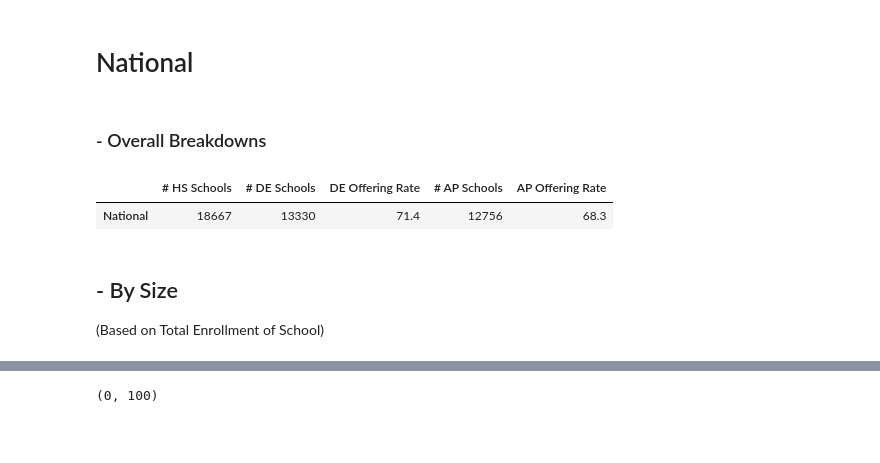
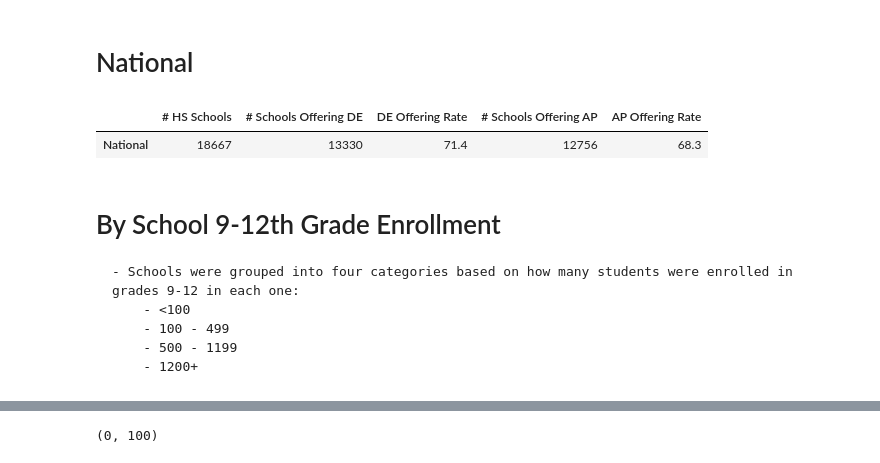
Before and after one commit to oconnoag/nacep_dual_enrollment_analysis, a Jupyter notebook: jupyter_notebooks/01_Flag_Analyses.ipynb, the cells around one changed output, grey strips where cells are left out. Cells and saved outputs as stored; diff of their text form; code cells hidden in the pictures; blank space fills up the shorter version.

```diff
--- a/jupyter_notebooks/01_Flag_Analyses.ipynb
+++ b/jupyter_notebooks/01_Flag_Analyses.ipynb
@@ -43,29 +54,32 @@ plt.rc('axes', titlesize = 14, titleweight = 'bold', labelweight = 'bold')
 hs = pd.read_csv('../filtered_data/04_filter_final.csv', dtype = {'LEAID':np.object})
 # %% [markdown]
 # National
-# %% [markdown]
-### - Overall Breakdowns
 # %%
 hs_total = len(hs)
 de_total = len(hs[hs['SCH_DUAL_IND'] == 'Yes'])
 de_offering_rate = round(de_total / hs_total * 100, 1)
 ap_total = len(hs[hs['SCH_APENR_IND'] == 'Yes'])
 ap_offering_rate = round(ap_total / hs_total * 100, 1)
 
-order = ['# HS Schools', '# DE Schools', 'DE Offering Rate', '# AP Schools', 'AP Offering Rate']
+order = ['# HS Schools', '# Schools Offering DE', 'DE Offering Rate',
+         '# Schools Offering AP', 'AP Offering Rate']
 
 pd.DataFrame({'# HS Schools': hs_total,
-              '# DE Schools': de_total,
+              '# Schools Offering DE': de_total,
               'DE Offering Rate': de_offering_rate,
-              '# AP Schools': ap_total,
+              '# Schools Offering AP': ap_total,
               'AP Offering Rate': ap_offering_rate},
             index = ['National'])[order]
 # %% [output]
-|  | # HS Schools | # DE Schools | DE Offering Rate | # AP Schools | AP Offering Rate |
+|  | # HS Schools | # Schools Offering DE | DE Offering Rate | # Schools Offering AP | AP Offering Rate |
 | National | 18667 | 13330 | 71.4 | 12756 | 68.3 |
-# %% [markdown]
-## - By Size
-(Based on Total Enrollment of School)
+# %% [markdown]
+# By School 9-12th Grade Enrollment
+    - Schools were grouped into four categories based on how many students were enrolled in grades 9-12 in each one:
+        - <100
+        - 100 - 499
+        - 500 - 1199
+        - 1200+
 # %%
 """Create a Size-of-School Classifier"""
 hs['total_enrollment'] = hs['TOT_ENR_M'] + hs['TOT_ENR_F']
```
Also changed, not shown: parts of 20 cells of this notebook, 2 other files.
